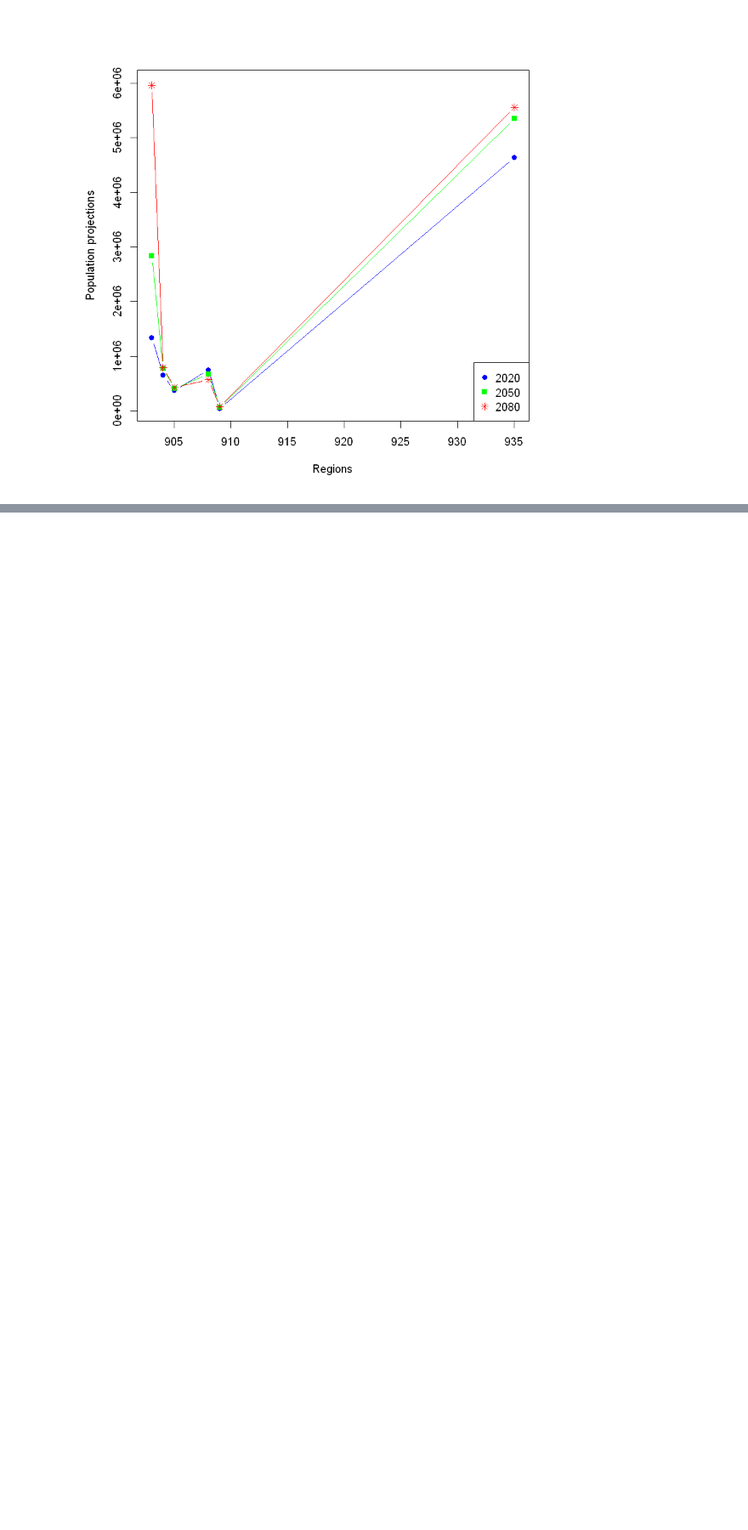
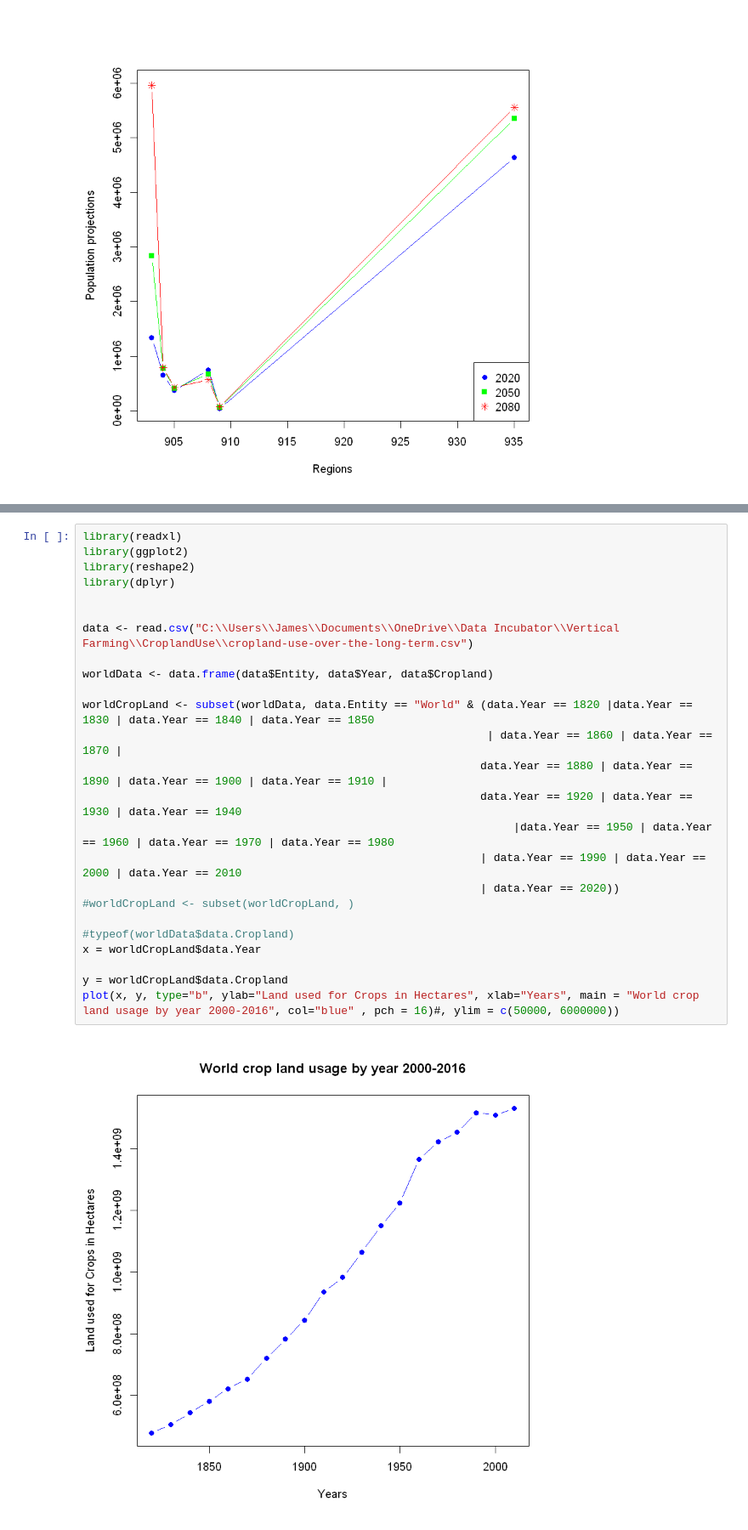
Before and after one commit to johanMart/ClimChan, a Jupyter notebook: World crop production land use and the case for vertical farming.ipynb, the cells around one changed output, grey strips where cells are left out. Shown: that part at 85% size. Saved outputs shown, nothing was run; the diff lists cells and outputs as text; blank space fills up the shorter version.

Commit message:
vertical farming jupyter notebook, added land use from crops

```diff
--- a/World crop production land use and the case for vertical farming.ipynb
+++ b/World crop production land use and the case for vertical farming.ipynb
@@ -54,0 +57,27 @@ legend("bottomright",                                       # Add legend to plot
+# %%
+library(readxl)
+library(ggplot2)
+library(reshape2)
+library(dplyr)
+
+
+data <- read.csv("C:\\Users\\James\\Documents\\OneDrive\\Data Incubator\\Vertical Farming\\CroplandUse\\cropland-use-over-the-long-term.csv")
+
+worldData <- data.frame(data$Entity, data$Year, data$Cropland)
+
+worldCropLand <- subset(worldData, data.Entity == "World" & (data.Year == 1820 |data.Year == 1830 | data.Year == 1840 | data.Year == 1850
+                                                             | data.Year == 1860 | data.Year == 1870 |
+                                                            data.Year == 1880 | data.Year == 1890 | data.Year == 1900 | data.Year == 1910 |
+                                                            data.Year == 1920 | data.Year == 1930 | data.Year == 1940
+                                                                 |data.Year == 1950 | data.Year == 1960 | data.Year == 1970 | data.Year == 1980
+                                                            | data.Year == 1990 | data.Year == 2000 | data.Year == 2010
+                                                            | data.Year == 2020))
+#worldCropLand <- subset(worldCropLand, )
+
+#typeof(worldData$data.Cropland)
+x = worldCropLand$data.Year
+
+y = worldCropLand$data.Cropland
+plot(x, y, type="b", ylab="Land used for Crops in Hectares", xlab="Years", main = "World crop land usage by year 2000-2016", col="blue" , pch = 16)#, ylim = c(50000, 6000000))
+# %% [output]
+[figure, added]
```
Also changed, not shown: parts of 2 cells of this notebook.
